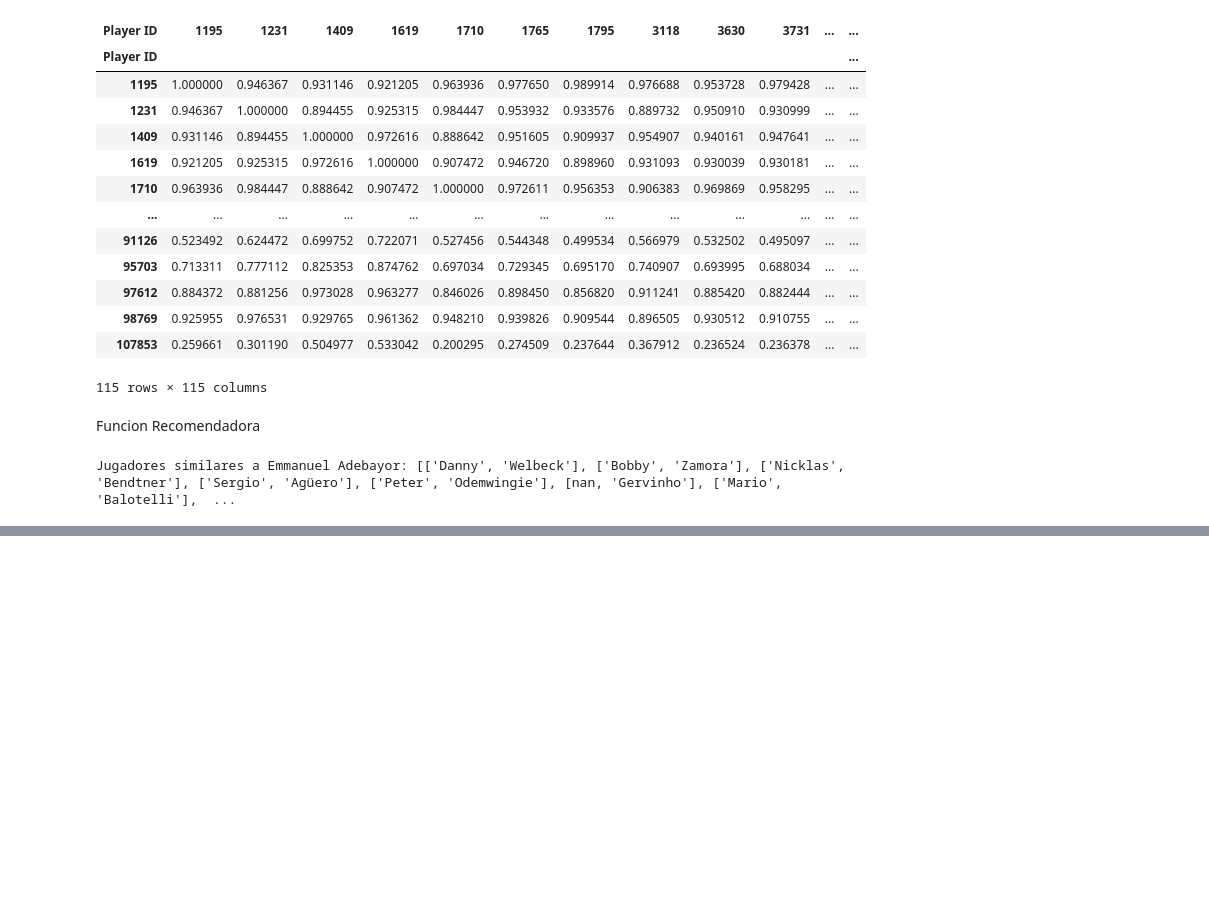
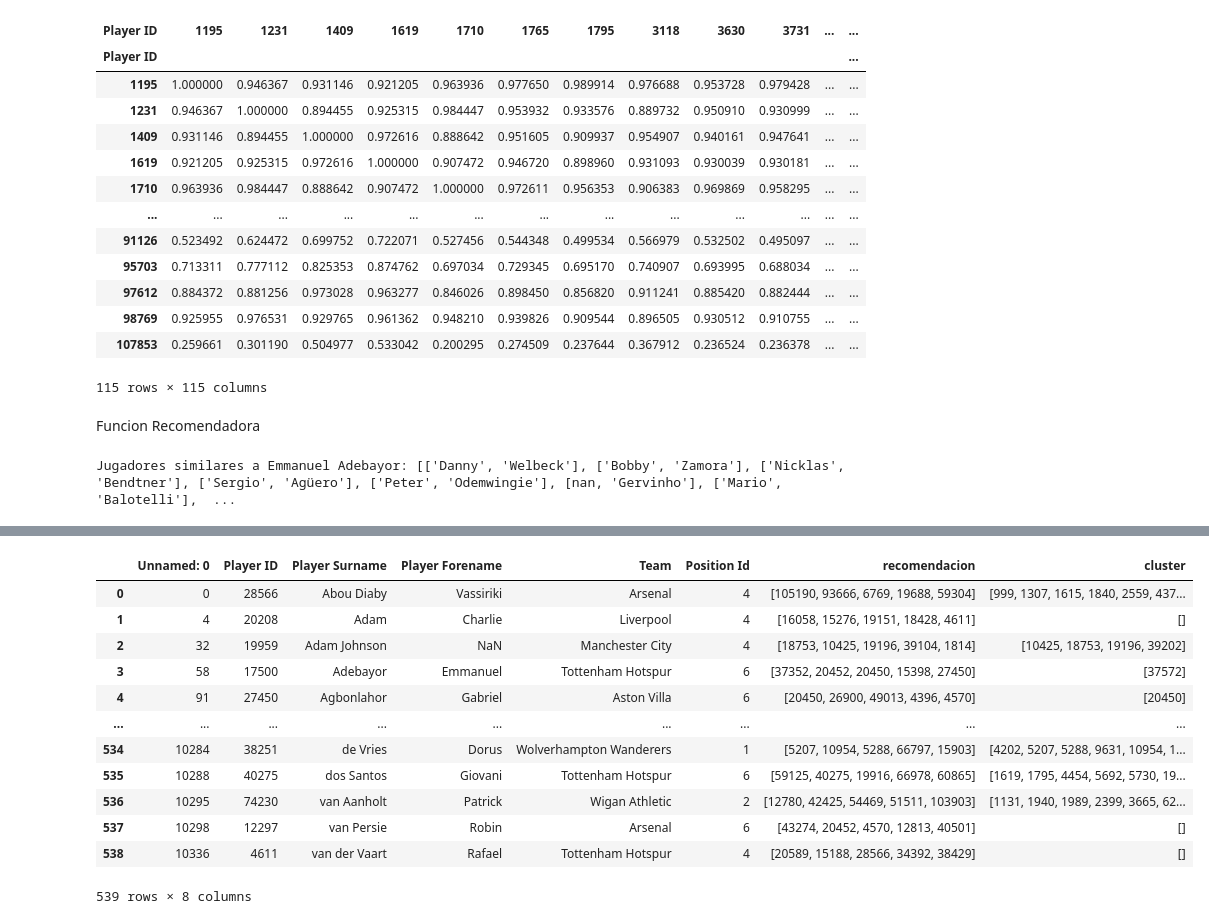
Before and after one commit to jboca-andes/proyecto-no-sup, a Jupyter notebook: codigo/modelamiento delanteros.ipynb, the cells around one changed output, grey strips where cells are left out. Saved outputs shown, nothing was run; the diff lists cells and outputs as text; code cells hidden in the pictures; blank space fills up the shorter version.

Commit message:
sistema completo

```diff
--- a/codigo/modelamiento delanteros.ipynb
+++ b/codigo/modelamiento delanteros.ipynb
@@ -236,0 +242,15 @@ similitud = cosine_similarity(df_delantero_transformada, df_delantero_transforma
+# %%
+def sistema_recomendacion(jugador):
+    indice = df_delantero.index.to_list().index(jugador)
+    recomendaciones = recomendacion(indice, 5)
+    recomendaciones = [df_delantero.index.to_list()[i] for i in recomendaciones]
+
+    cluster = cluster_jerarquico[indice]
+    cluster = [i for i, x in enumerate(cluster_jerarquico)
+                         if ((x == cluster) and (i != indice))]
+    cluster = [df_delantero.index.to_list()[i] for i in cluster]
+
+    return(recomendaciones, cluster)
+# %%
+df_recomendacion = pd.read_csv("../datos/recomendacion.csv")
+df_recomendacion.head()
@@ -236,0 +264,8 @@ similitud = cosine_similarity(df_delantero_transformada, df_delantero_transforma
+# %%
+df_recomendacion["recomendacion"] = [sistema_recomendacion(x["Player ID"])[0]
+                                     if x["Position Id"] == 6 else x.recomendacion
+                                     for i, x in df_recomendacion.iterrows()]
+# %%
+df_recomendacion["cluster"] = [sistema_recomendacion(x["Player ID"])[1]
+                                     if x["Position Id"] == 6 else x.cluster
+                                     for i, x in df_recomendacion.iterrows()]
@@ -236,0 +274,16 @@ similitud = cosine_similarity(df_delantero_transformada, df_delantero_transforma
+# %%
+df_recomendacion
+# %% [output]
+|  | Unnamed: 0 | Player ID | Player Surname | Player Forename | Team | Position Id | recomendacion | cluster |
+| 0 | 0 | 28566 | Abou Diaby | Vassiriki | Arsenal | 4 | [105190, 93666, 6769, 19688, 59304] | [999, 1307, 1615, 1840, 2559, 437... |
+| 1 | 4 | 20208 | Adam | Charlie | Liverpool | 4 | [16058, 15276, 19151, 18428, 4611] | [] |
+| 2 | 32 | 19959 | Adam Johnson | NaN | Manchester City | 4 | [18753, 10425, 19196, 39104, 1814] | [10425, 18753, 19196, 39202] |
+| 3 | 58 | 17500 | Adebayor | Emmanuel | Tottenham Hotspur | 6 | [37352, 20452, 20450, 15398, 27450] | [37572] |
+| 4 | 91 | 27450 | Agbonlahor | Gabriel | Aston Villa | 6 | [20450, 26900, 49013, 4396, 4570] | [20450] |
+| ... | ... | ... | ... | ... | ... | ... | ... | ... |
+| 534 | 10284 | 38251 | de Vries | Dorus | Wolverhampton Wanderers | 1 | [5207, 10954, 5288, 66797, 15903] | [4202, 5207, 5288, 9631, 10954, 1... |
+| 535 | 10288 | 40275 | dos Santos | Giovani | Tottenham Hotspur | 6 | [59125, 40275, 19916, 66978, 60865] | [1619, 1795, 4454, 5692, 5730, 19... |
+| 536 | 10295 | 74230 | van Aanholt | Patrick | Wigan Athletic | 2 | [12780, 42425, 54469, 51511, 103903] | [1131, 1940, 1989, 2399, 3665, 62... |
+| 537 | 10298 | 12297 | van Persie | Robin | Arsenal | 6 | [43274, 20452, 4570, 12813, 40501] | [] |
+| 538 | 10336 | 4611 | van der Vaart | Rafael | Tottenham Hotspur | 4 | [20589, 15188, 28566, 34392, 38429] | [] |
+539 rows × 8 columns
```
Also changed, not shown: parts of 5 cells of this notebook.
